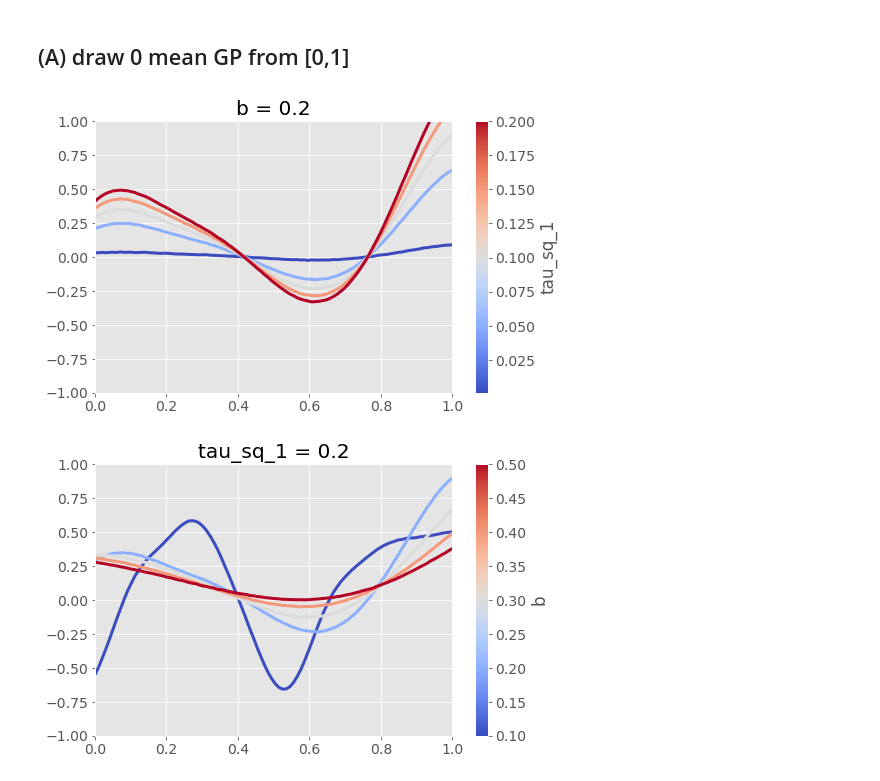
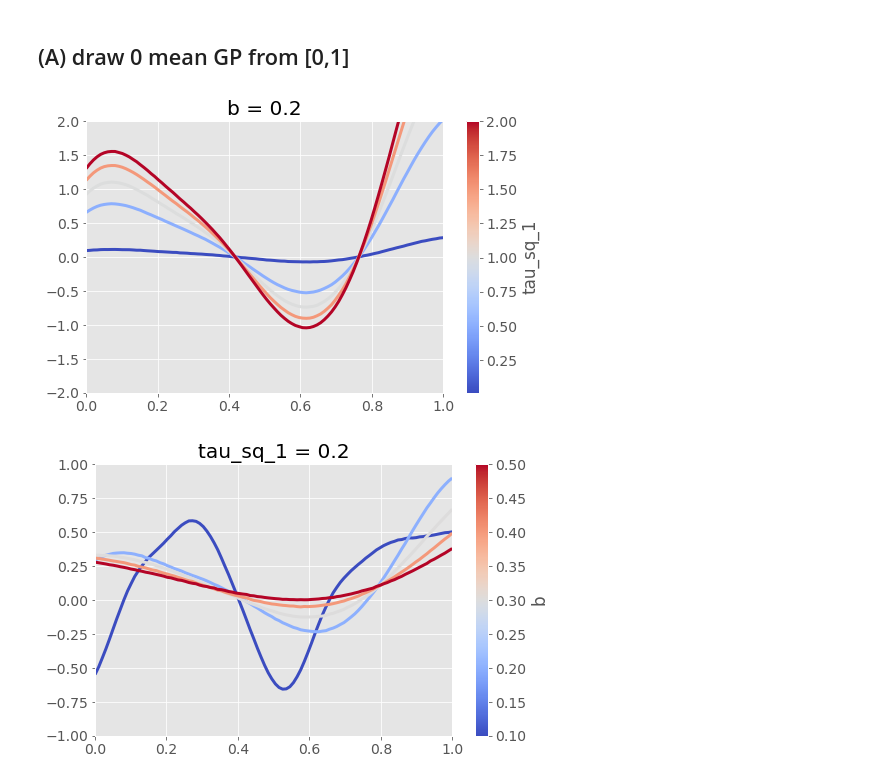
Before and after one commit to JulietteFranque/SDS383D_JF, a Jupyter notebook: exercises-06/notebooks/gaussian_processes.ipynb, the cells around one changed output. Saved outputs shown, nothing was run; the diff lists cells and outputs as text; code cells hidden in the pictures.

```diff
--- a/exercises-06/notebooks/gaussian_processes.ipynb
+++ b/exercises-06/notebooks/gaussian_processes.ipynb
@@ -27,9 +27,9 @@ def calculate_matern_covariance_function_52(x, b, tau_sq_1, tau_sq_2):
 # %%
 plt.figure(figsize=(5,5))
 x = np.array([0,1]).reshape(-1,1)
-C = calculate_matern_covariance_function(x, .7, 0.05, 1e-6)
+C = calculate_matern_covariance_function(x, .5, 0.05, 1e-6)
 mean = np.zeros(x.shape[0])
-dist = multivariate_normal(mean=mean, cov=C)
+dist = multivariate_normal(mean=mean, cov=C, allow_singular=True)
 x_plot = np.linspace(-1,1,100)
 xx, yy = np.meshgrid(x_plot, x_plot)
 X = np.vstack((xx.flatten(), yy.flatten()))
@@ -45,22 +45,22 @@ plt.ylabel('x_2');
 x = np.linspace(0,1,100).reshape(-1,1)
 # %%
 lines = []
-tau_range = np.linspace(0.001, 0.2, 5)
+tau_range = np.linspace(0.01, 2, 5)
 for tau_sq_1 in tau_range:
     np.random.seed(2)
     C = calculate_matern_covariance_function(x, .2, tau_sq_1, 1e-6)
     mean = np.zeros(x.shape[0])
-    dist = multivariate_normal(mean=mean, cov=C)
+    dist = multivariate_normal(mean=mean, cov=C, allow_singular=True)
     lines.append(np.column_stack([x, dist.rvs()]))
 
 fig, ax = plt.subplots(figsize=(8,5))
 lc = LineCollection(lines, cmap='coolwarm',array=tau_range,linewidth=3)
 line = ax.add_collection(lc) #add to the subplot
-ax.set_ylim(-1,1)
+ax.set_ylim(-2,2)
 fig.colorbar(line, label='tau_sq_1')
 plt.title('b = 0.2');
 # %% [output]
-[figure, old version]
+[figure, new version]
 # %%
 lines = []
 b_range = np.linspace(0.1, .5, 5)
```
Also changed, not shown: parts of 13 cells of this notebook, 2 other files.
